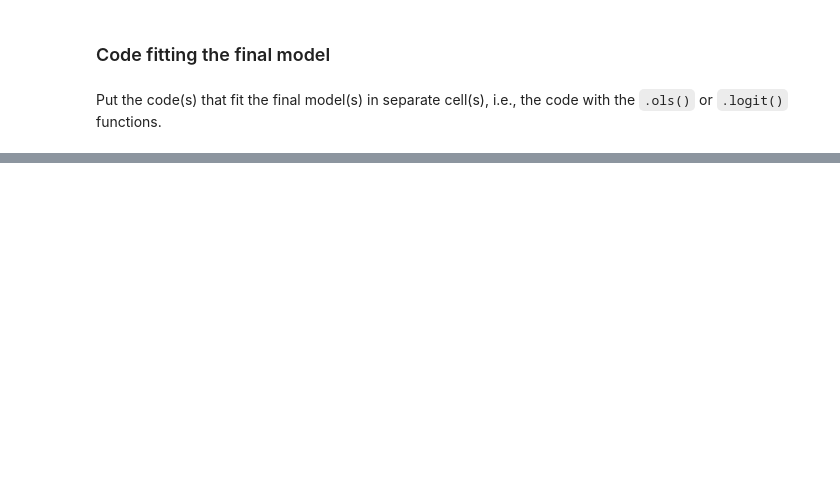
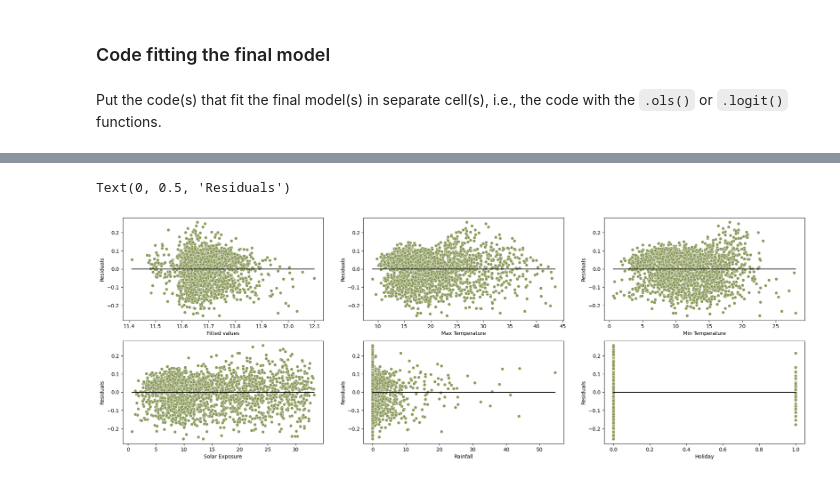
Before and after one commit to Dsl03/STAT303-2-Final-Project, a Jupyter notebook: Project files/Project Code Template.ipynb, the cells around one changed output, grey strips where cells are left out. Saved outputs shown, nothing was run; the diff lists cells and outputs as text; code cells hidden in the pictures; blank space fills up the shorter version.

Commit message:
added Data Cleaning, EDA

```diff
--- a/Project files/Project Code Template.ipynb
+++ b/Project files/Project Code Template.ipynb
@@ -294,0 +291,8 @@ You may or may not have code to put in this section. Delete this section if it i
+# %%
+# model2 : np.log(y) to resovle heterscedasticity
+ols_object = smf.ols(formula = 'np.log(demand)~max_temperature+I(max_temperature**2)+min_temperature+I(min_temperature**2)+solar_exposure+I(solar_exposure**2)+school_day+holiday+rainfall', data = df)
+model2 = ols_object.fit()
+print(model2.summary())
+
+pred_demand = model2.predict(df)
+print(np.sqrt((df['demand']-pred_demand)**2).mean())
@@ -294,0 +317,40 @@ You may or may not have code to put in this section. Delete this section if it i
+# %%
+fig = plt.figure(figsize=(24, 8))
+plt.subplot(2, 3, 1)
+sns.scatterplot(x=model2.fittedvalues, y=model2.resid, color = '#8A9A5B')
+sns.lineplot(x=[model2.fittedvalues.min(), model2.fittedvalues.max()], y=[0,0], color='black')
+plt.xlabel('Fitted values')
+plt.ylabel('Residuals')
+
+plt.subplot(2, 3, 2)
+sns.scatterplot(x=df.max_temperature, y=model2.resid, color = '#8A9A5B')
+sns.lineplot(x=[df.max_temperature.min(), df.max_temperature.max()], y=[0,0], color='black')
+plt.xlabel('Max Temperature')
+plt.ylabel('Residuals')
+
+plt.subplot(2, 3, 3)
+sns.scatterplot(x=df.min_temperature, y=model2.resid, color = '#8A9A5B')
+sns.lineplot(x=[df.min_temperature.min(), df.min_temperature.max()], y=[0,0], color='black')
+plt.xlabel('Min Temperature')
+plt.ylabel('Residuals')
+
+plt.subplot(2, 3, 4)
+sns.scatterplot(x=df.solar_exposure, y=model2.resid, color = '#8A9A5B')
+sns.lineplot(x=[df.solar_exposure.min(), df.solar_exposure.max()], y=[0,0], color='black')
+plt.xlabel('Solar Exposure')
+plt.ylabel('Residuals')
+
+plt.subplot(2, 3, 5)
+sns.scatterplot(x=df.rainfall, y=model2.resid, color = '#8A9A5B')
+sns.lineplot(x=[df.rainfall.min(), df.rainfall.max()], y=[0,0], color='black')
+plt.xlabel('Rainfall')
+plt.ylabel('Residuals')
+
+plt.subplot(2, 3, 6)
+sns.scatterplot(x=df.holiday, y=model2.resid, color = '#8A9A5B')
+sns.lineplot(x=[df.holiday.min(), df.holiday.max()], y=[0,0], color='black')
+plt.xlabel('Holiday')
+plt.ylabel('Residuals')
+# %% [output]
+Text(0, 0.5, 'Residuals')
+[figure, added]
```
Also changed, not shown: parts of 5 cells of this notebook.
